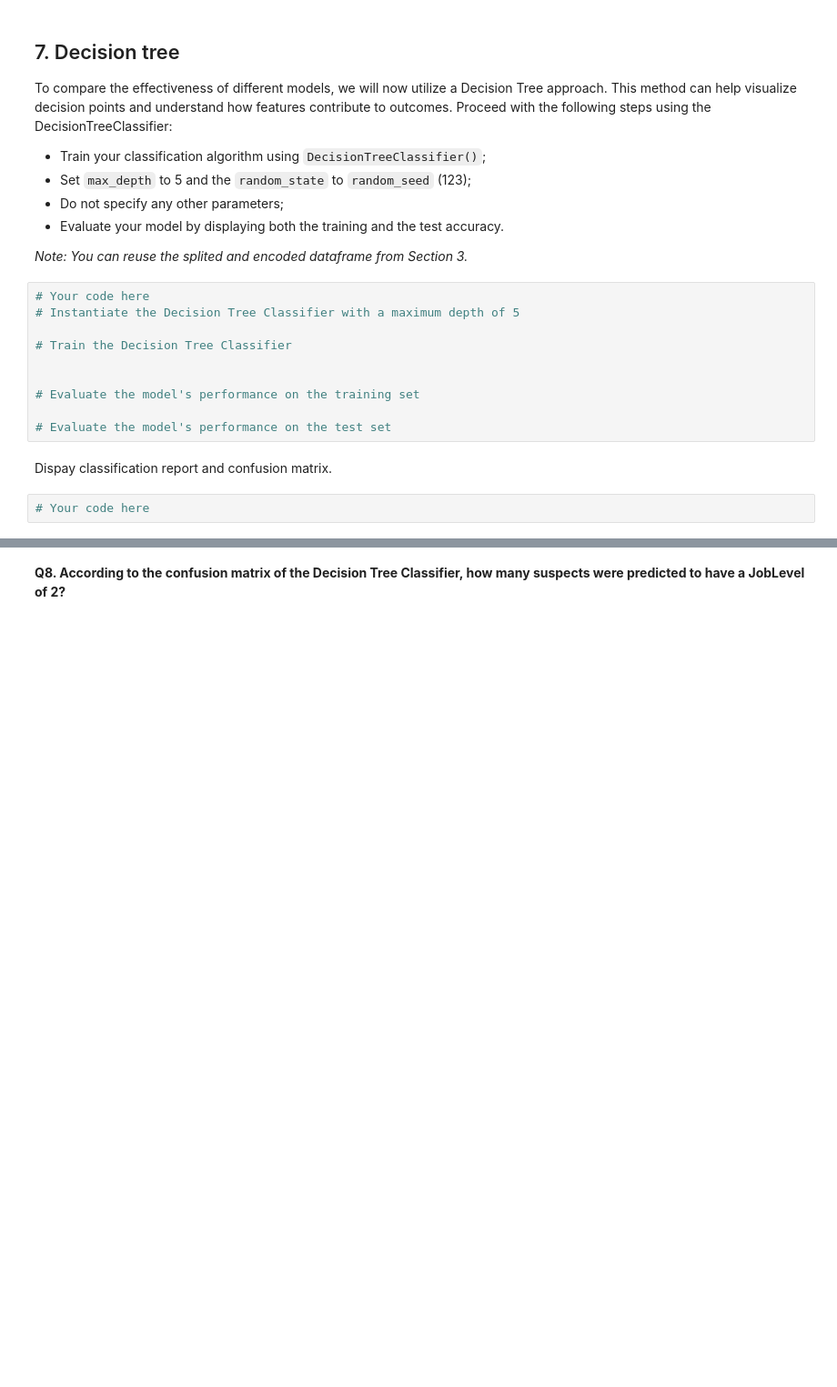
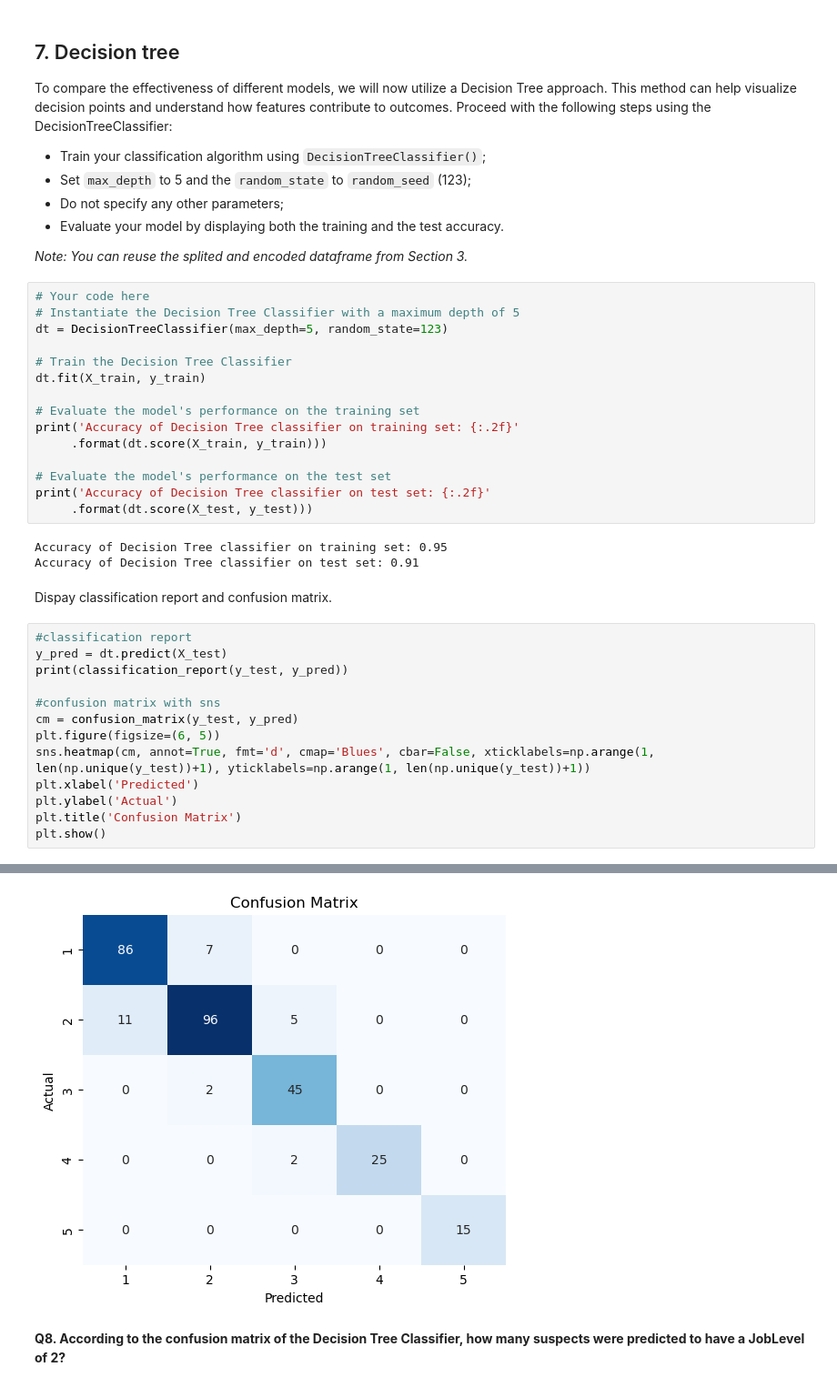
Before and after one commit to gr-oll/MGT-502-Data-Science-and-Machine-Learning, a Jupyter notebook: assignments/Part 3/Assignment_3_2024.ipynb, the cells around one changed output, grey strips where cells are left out. Shown at 91% size. Drawn from its saved outputs; the diff is of its cells as text; blank space fills up the shorter version.

```diff
--- a/assignments/Part 3/Assignment_3_2024.ipynb
+++ b/assignments/Part 3/Assignment_3_2024.ipynb
@@ -460,14 +488,34 @@ To compare the effectiveness of different models, we will now utilize a Decision
 # %%
 # Your code here
 # Instantiate the Decision Tree Classifier with a maximum depth of 5
+dt = DecisionTreeClassifier(max_depth=5, random_state=123)
 
 # Train the Decision Tree Classifier
-
+dt.fit(X_train, y_train)
 
 # Evaluate the model's performance on the training set
+print('Accuracy of Decision Tree classifier on training set: {:.2f}'
+     .format(dt.score(X_train, y_train)))
 
 # Evaluate the model's performance on the test set
+print('Accuracy of Decision Tree classifier on test set: {:.2f}'
+     .format(dt.score(X_test, y_test)))
+# %% [output]
+Accuracy of Decision Tree classifier on training set: 0.95
+Accuracy of Decision Tree classifier on test set: 0.91
 # %% [markdown]
 Dispay classification report and confusion matrix.
-# %%
-# Your code here
+# %%
+#classification report
+y_pred = dt.predict(X_test)
+print(classification_report(y_test, y_pred))
+
+#confusion matrix with sns
+cm = confusion_matrix(y_test, y_pred)
+plt.figure(figsize=(6, 5))
+sns.heatmap(cm, annot=True, fmt='d', cmap='Blues', cbar=False, xticklabels=np.arange(1, len(np.unique(y_test))+1), yticklabels=np.arange(1, len(np.unique(y_test))+1))
+plt.xlabel('Predicted')
+plt.ylabel('Actual')
+plt.title('Confusion Matrix')
+plt.show()
+# %% [output]
@@ -474,2 +533,3 @@ Dispay classification report and confusion matrix.
+[figure, added]
 # %% [markdown]
 **Q8. According to the confusion matrix of the Decision Tree Classifier, how many suspects were predicted to have a JobLevel of 2?**
```
Also changed, not shown: parts of 24 cells of this notebook.
